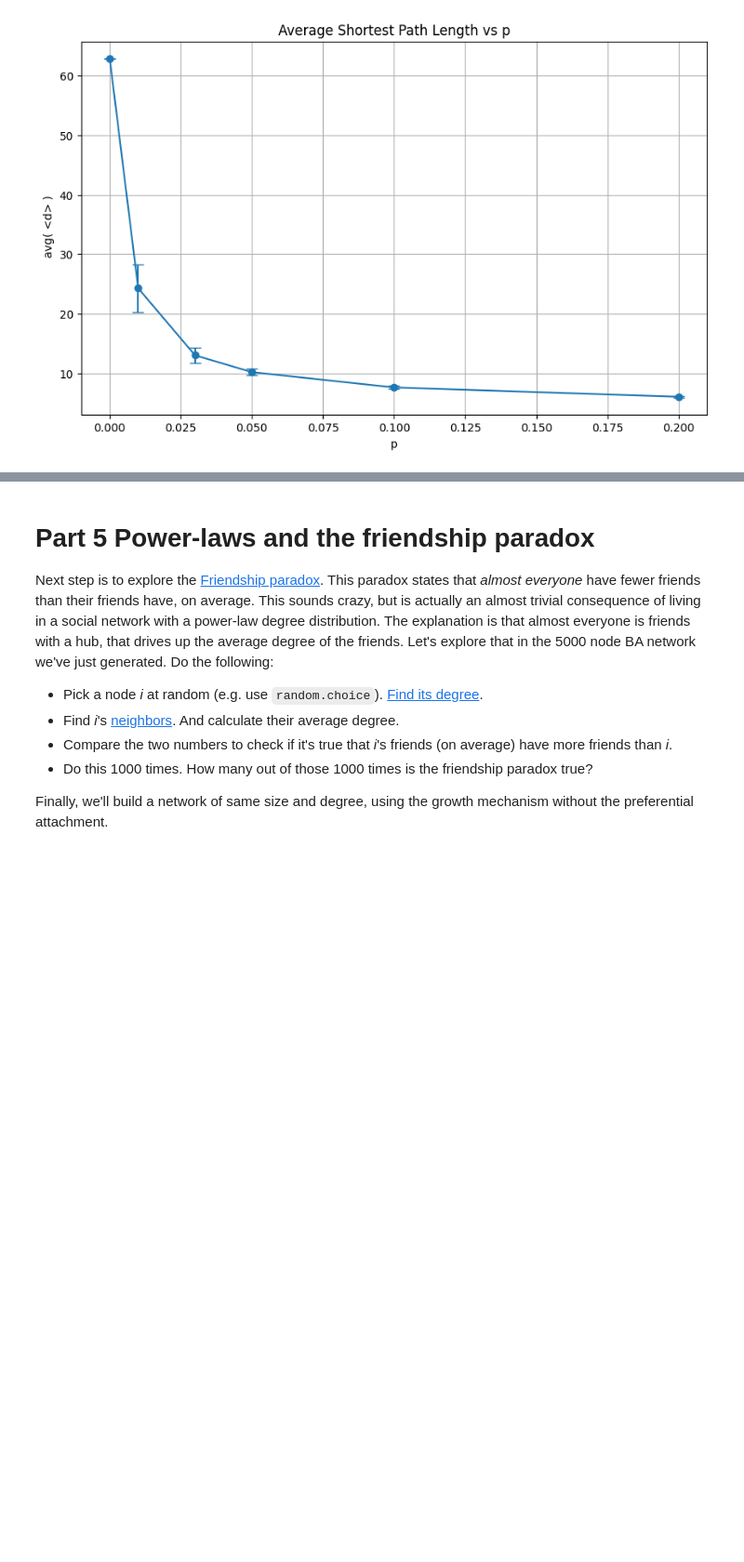
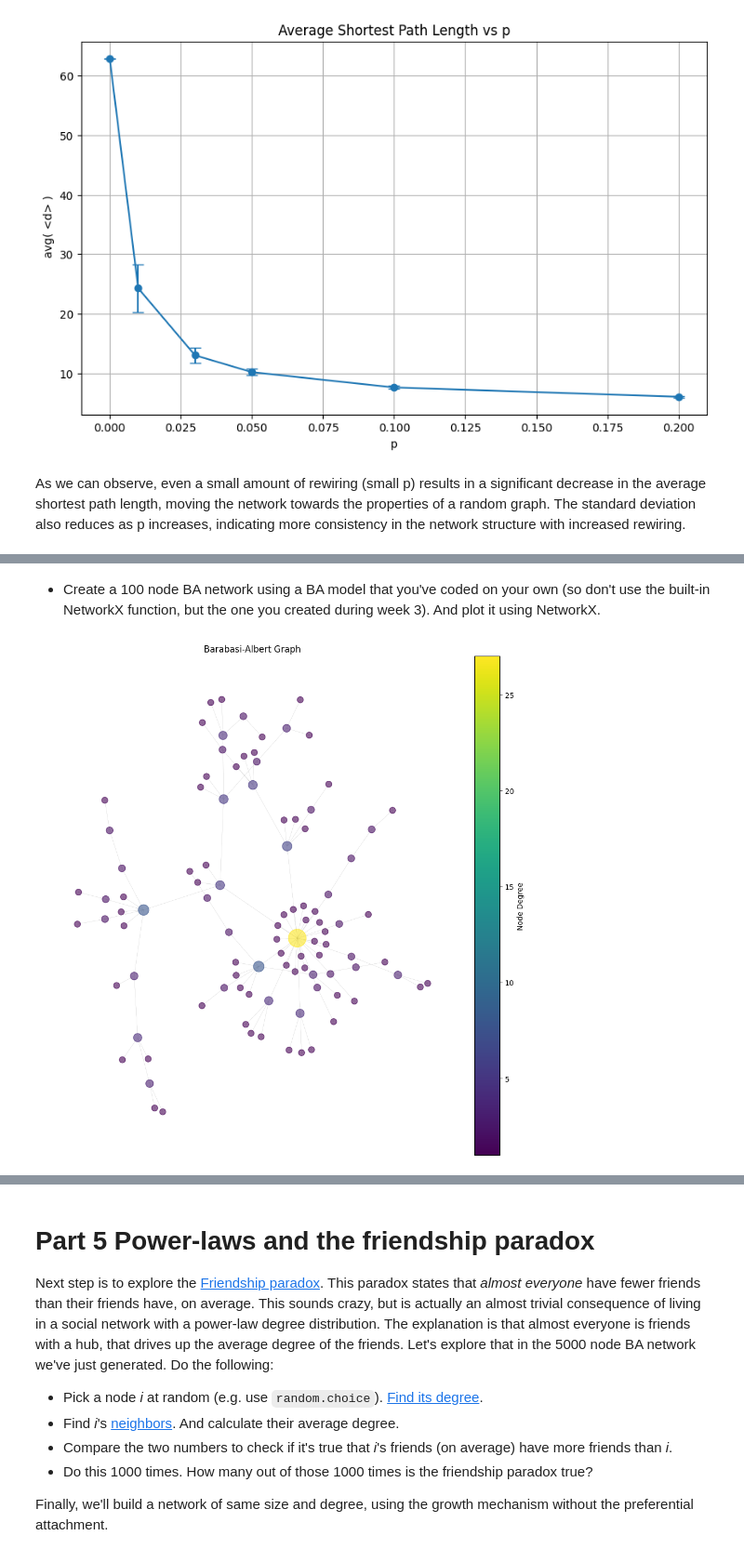
Before and after one commit to danielsanuwich/socialgraphs2023, a Jupyter notebook: Assignment1.ipynb, the cells around one changed output, grey strips where cells are left out. Shown at 93% size. Saved outputs shown, nothing was run; the diff lists cells and outputs as text; code cells hidden in the pictures; blank space fills up the shorter version.

```diff
--- a/Assignment1.ipynb
+++ b/Assignment1.ipynb
@@ -470,6 +470,8 @@ plt.grid(True)
 plt.show()
 # %% [output]
 [figure]
+# %% [markdown]
+As we can observe, even a small amount of rewiring (small p) results in a significant decrease in the average shortest path length, moving the network towards the properties of a random graph. The standard deviation also reduces as p increases, indicating more consistency in the network structure with increased rewiring.
 # %% [markdown]
 # Part 4. The Barabasi-Albert Model
 
@@ -482,3 +484,62 @@ We're going to create our own Barabasi-Albert model (a special case) in right in
   * Plot the distribution. Plot it with both linear and log-log axes.
 
 ![Sune's version](https://raw.githubusercontent.com/suneman/socialgraphs2017/master/files/ba.png)
+# %% [markdown]
+* Create a 100 node BA network using a BA model that you've coded on your own (so don't use the built-in NetworkX function, but the one you created during week 3). And plot it using NetworkX.
+# %%
+import networkx as nx
+import matplotlib.pyplot as plt
+import numpy as np
+import random
+
+# Create graph consisting of a single link
+G = nx.Graph()
+G.add_edge(0,1)
+
+# Add node connecting one of the existing nodes in proportion to their degree
+G.add_node(2)
+G.add_edge(0,2)
+
+# Continue until we have 100 node network
+for new_node in range(3,100):
+    # Generate a list of all edges
+    all_edges = list(G.edges())
+    # Flatten it (remove connection information)
+    flattened_edges = [item for sublist in all_edges for item in sublist]
+    # Select a node from the flattened list with probability proportional to its degree
+    selected_node = random.choice(flattened_edges)
+    # Add a new node connecting to the selected node
+    G.add_node(new_node)
+    G.add_edge(new_node, selected_node)
+
+# Nice viz :-)
+# Calculate node colors based on degree
+degree_sequence = [d for n, d in G.degree()]
+max_degree = max(degree_sequence)
+min_degree = min(degree_sequence)
+color_map = plt.colormaps["viridis"]
+node_colors = [color_map((d - min_degree) / (max_degree - min_degree)) for d in degree_sequence]
+
+# Adjust node size based on degree
+node_sizes = [50 + 20 * d for d in degree_sequence]
+
+plt.figure(figsize=(10,10))
+
+# some layout
+pos = nx.spring_layout(G, k=0.15)
+
+# Draw the graph
+ax = plt.gca()
+nx.draw(G, pos, node_size=node_sizes, node_color=node_colors, edge_color="grey", alpha=0.6, width=0.2, cmap=color_map, ax=ax)
+
+# Add colorbar to indicate node degrees
+sm = plt.cm.ScalarMappable(cmap=color_map, norm=plt.Normalize(vmin=min_degree, vmax=max_degree))
+cbar = plt.colorbar(sm, orientation='vertical', pad=0.02)
+cbar.set_label('Node Degree')
+
+plt.title("Barabasi-Albert Graph")
+plt.axis("off")
+plt.tight_layout()
+plt.show()
+# %% [output]
+[figure, added]
```
Also changed, not shown: parts of 5 cells of this notebook.
